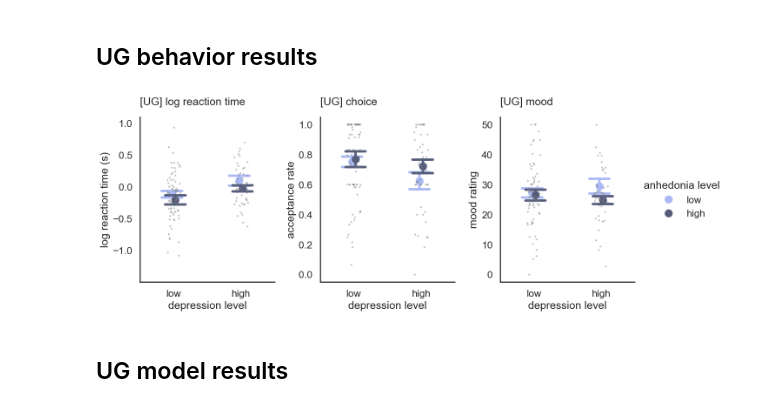
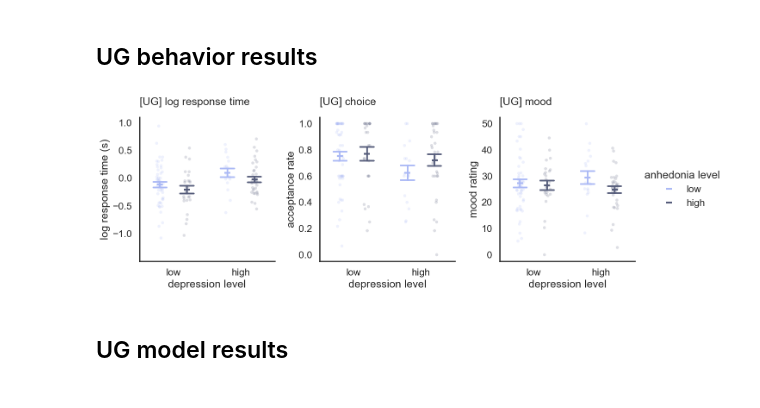
Before and after one commit to fuqixiu/leap-online-study, a Jupyter notebook: analysis/main_fig T3.ipynb, the cells around one changed output. Cells and saved outputs as stored; diff of their text form; code cells hidden in the pictures.

Commit message:
update stats and plotting code

```diff
--- a/analysis/main_fig T3.ipynb
+++ b/analysis/main_fig T3.ipynb
@@ -67,10 +67,10 @@ def ug_2x2_plot(df, y_var_label_dict, palette):
 
     # Plot each panel
     for i, (y_var, y_label) in enumerate(y_var_label_dict.items()):
-        sns.stripplot(data=df, x='depression_level', y=y_var, color='grey', jitter=True, alpha=0.5, size=3, ax=ax[i])
+        sns.stripplot(data=df, x='depression_level', y=y_var, hue='anhedonia_level', dodge=0.1, palette=palette, jitter=True, alpha=0.2, size=5, ax=ax[i], legend=False)
         sns.pointplot(data=df, x='depression_level', y=y_var, hue='anhedonia_level',
-            ax=ax[i], errorbar=('se', 1), linestyles="none",
-            palette=palette, capsize=.3, dodge=True, legend=False if i < 2 else True)  # Legend only on the last plot
+            ax=ax[i], errorbar=('se', 1), linestyles="none", markers="_", err_kws={'linewidth': 2.7},
+            palette=palette, capsize=.2, dodge=0.4, legend=False if i < 2 else True)  # Legend only on the last plot
         ax[i].set_ylabel(y_label)
         ax[i].set_xlabel('depression level')
         # add panel label
@@ -232,28 +236,29 @@ ug_beh = format(ug_beh, 'ug')
 ug_sub = ug_beh.groupby(['participant', 'depression_level','anhedonia_level']).mean().reset_index()[['participant','depression_level','anhedonia_level','choice_rt', 'log_rt', 'choice_acc', 'rating']].dropna()
 
 y_var_label_dict = {
-    'log_rt': 'log reaction time (s)',
+    'log_rt': 'log response time (s)',
     'choice_acc': 'acceptance rate',
     'rating': 'mood rating'
 }
 # %%
 fig, ax = ug_2x2_plot(ug_sub, y_var_label_dict, ug_palette)
 
 # add title
-ax[0].set_title('[UG] log reaction time', loc='left', pad=20)
+ax[0].set_title('[UG] log response time', loc='left', pad=20)
 ax[0].set_ylim(-1.5, 1.1)
 ax[0].set_yticks([-1.0, -0.5, 0, 0.5, 1])
 
 ax[1].set_title('[UG] choice', loc='left', pad=20)
 ax[2].set_title('[UG] mood', loc='left', pad=20)
 
 # save figure
-fig.savefig('../figure/fig4_ug.jpg', dpi=300, bbox_inches='tight')
+plt.tight_layout()
+fig.savefig('../figure/fig4_ug.jpg', dpi=300)
 
 # Show the updated plot
 plt.show()
 # %% [output]
-[figure, old version]
+[figure, new version]
 # %% [markdown]
 ## UG model results
 # %%
```
Also changed, not shown: parts of 4 cells of this notebook, 2 other files.
